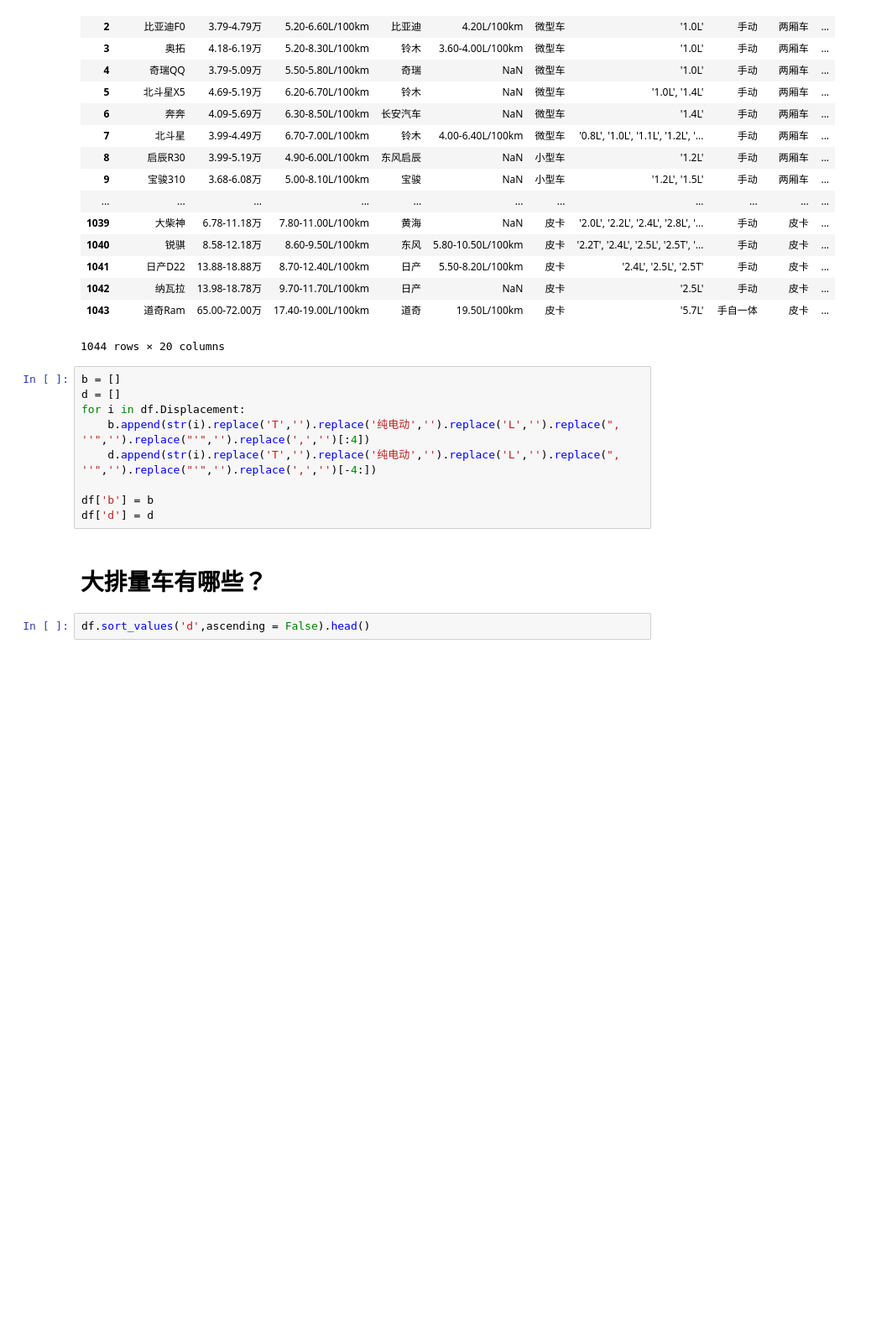
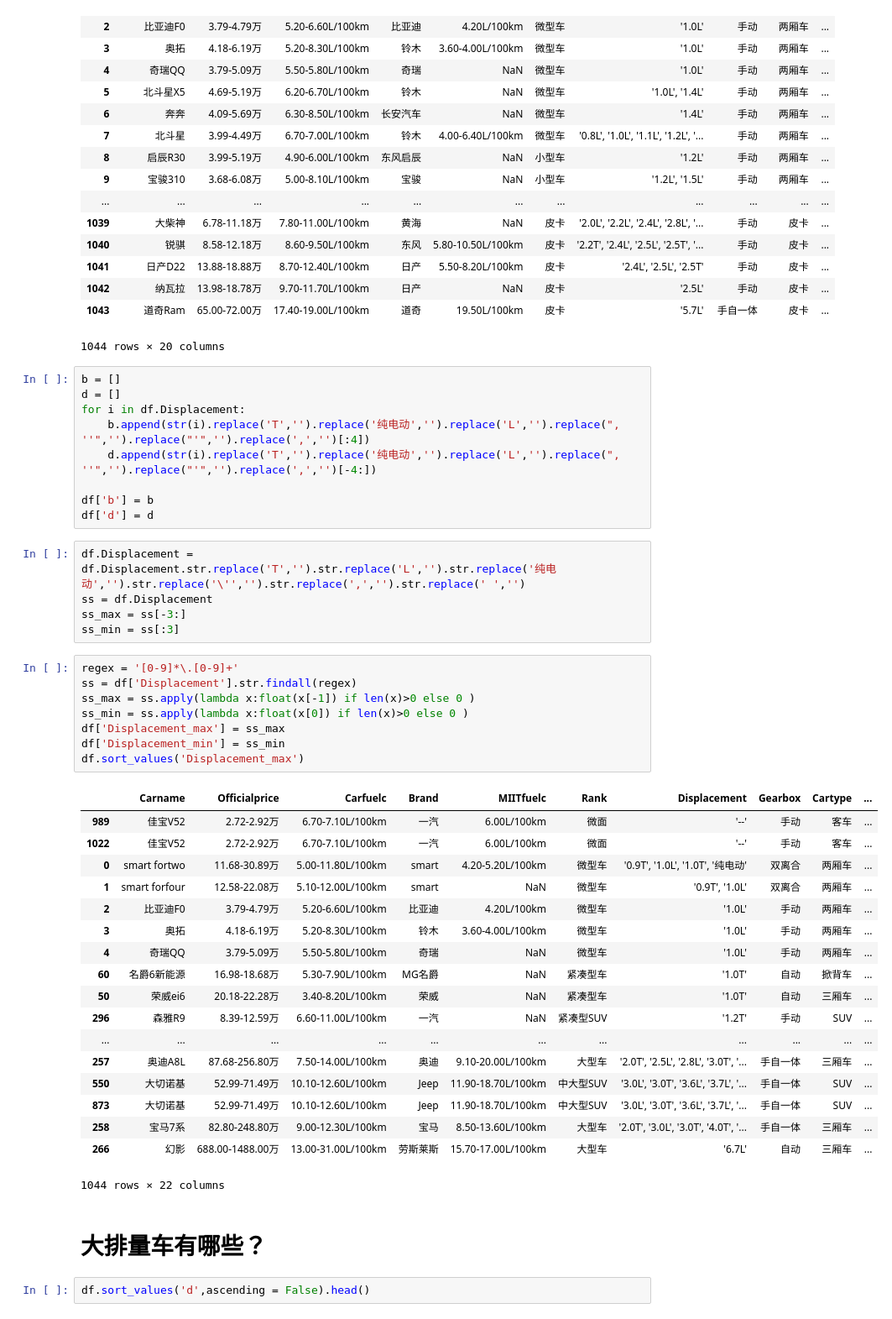
Before and after one commit to north-jewel/data_analysis, a Jupyter notebook: homework/马宁-NINGMER/太平洋车分析_12.17.ipynb, the cells around one changed output. Shown at 84% size. Saved outputs shown, nothing was run; the diff lists cells and outputs as text; blank space fills up the shorter version.

```diff
--- a/homework/马宁-NINGMER/太平洋车分析_12.17.ipynb
+++ b/homework/马宁-NINGMER/太平洋车分析_12.17.ipynb
@@ -33,6 +33,38 @@ for i in df.Displacement:
 
 df['b'] = b
 df['d'] = d
+# %%
+df.Displacement = df.Displacement.str.replace('T','').str.replace('L','').str.replace('纯电动','').str.replace('\'','').str.replace(',','').str.replace(' ','')
+ss = df.Displacement
+ss_max = ss[-3:]
+ss_min = ss[:3]
+# %%
+regex = '[0-9]*\.[0-9]+'
+ss = df['Displacement'].str.findall(regex)
+ss_max = ss.apply(lambda x:float(x[-1]) if len(x)>0 else 0 )
+ss_min = ss.apply(lambda x:float(x[0]) if len(x)>0 else 0 )
+df['Displacement_max'] = ss_max
+df['Displacement_min'] = ss_min
+df.sort_values('Displacement_max')
+# %% [output]
+|  | Carname | Officialprice | Carfuelc | Brand | MIITfuelc | Rank | Displacement | Gearbox | Cartype | ... |
+| 989 | 佳宝V52 | 2.72-2.92万 | 6.70-7.10L/100km | 一汽 | 6.00L/100km | 微面 | '--' | 手动 | 客车 | ... |
+| 1022 | 佳宝V52 | 2.72-2.92万 | 6.70-7.10L/100km | 一汽 | 6.00L/100km | 微面 | '--' | 手动 | 客车 | ... |
+| 0 | smart fortwo | 11.68-30.89万 | 5.00-11.80L/100km | smart | 4.20-5.20L/100km | 微型车 | '0.9T', '1.0L', '1.0T', '纯电动' | 双离合 | 两厢车 | ... |
+| 1 | smart forfour | 12.58-22.08万 | 5.10-12.00L/100km | smart | NaN | 微型车 | '0.9T', '1.0L' | 双离合 | 两厢车 | ... |
+| 2 | 比亚迪F0 | 3.79-4.79万 | 5.20-6.60L/100km | 比亚迪 | 4.20L/100km | 微型车 | '1.0L' | 手动 | 两厢车 | ... |
+| 3 | 奥拓 | 4.18-6.19万 | 5.20-8.30L/100km | 铃木 | 3.60-4.00L/100km | 微型车 | '1.0L' | 手动 | 两厢车 | ... |
+| 4 | 奇瑞QQ | 3.79-5.09万 | 5.50-5.80L/100km | 奇瑞 | NaN | 微型车 | '1.0L' | 手动 | 两厢车 | ... |
+| 60 | 名爵6新能源 | 16.98-18.68万 | 5.30-7.90L/100km | MG名爵 | NaN | 紧凑型车 | '1.0T' | 自动 | 掀背车 | ... |
+| 50 | 荣威ei6 | 20.18-22.28万 | 3.40-8.20L/100km | 荣威 | NaN | 紧凑型车 | '1.0T' | 自动 | 三厢车 | ... |
+| 296 | 森雅R9 | 8.39-12.59万 | 6.60-11.00L/100km | 一汽 | NaN | 紧凑型SUV | '1.2T' | 手动 | SUV | ... |
+| ... | ... | ... | ... | ... | ... | ... | ... | ... | ... | ... |
+| 257 | 奥迪A8L | 87.68-256.80万 | 7.50-14.00L/100km | 奥迪 | 9.10-20.00L/100km | 大型车 | '2.0T', '2.5L', '2.8L', '3.0T', '... | 手自一体 | 三厢车 | ... |
+| 550 | 大切诺基 | 52.99-71.49万 | 10.10-12.60L/100km | Jeep | 11.90-18.70L/100km | 中大型SUV | '3.0L', '3.0T', '3.6L', '3.7L', '... | 手自一体 | SUV | ... |
+| 873 | 大切诺基 | 52.99-71.49万 | 10.10-12.60L/100km | Jeep | 11.90-18.70L/100km | 中大型SUV | '3.0L', '3.0T', '3.6L', '3.7L', '... | 手自一体 | SUV | ... |
+| 258 | 宝马7系 | 82.80-248.80万 | 9.00-12.30L/100km | 宝马 | 8.50-13.60L/100km | 大型车 | '2.0T', '3.0L', '3.0T', '4.0T', '... | 手自一体 | 三厢车 | ... |
+| 266 | 幻影 | 688.00-1488.00万 | 13.00-31.00L/100km | 劳斯莱斯 | 15.70-17.00L/100km | 大型车 | '6.7L' | 自动 | 三厢车 | ... |
+1044 rows × 22 columns
 # %% [markdown]
 # 大排量车有哪些？
 # %%
```
